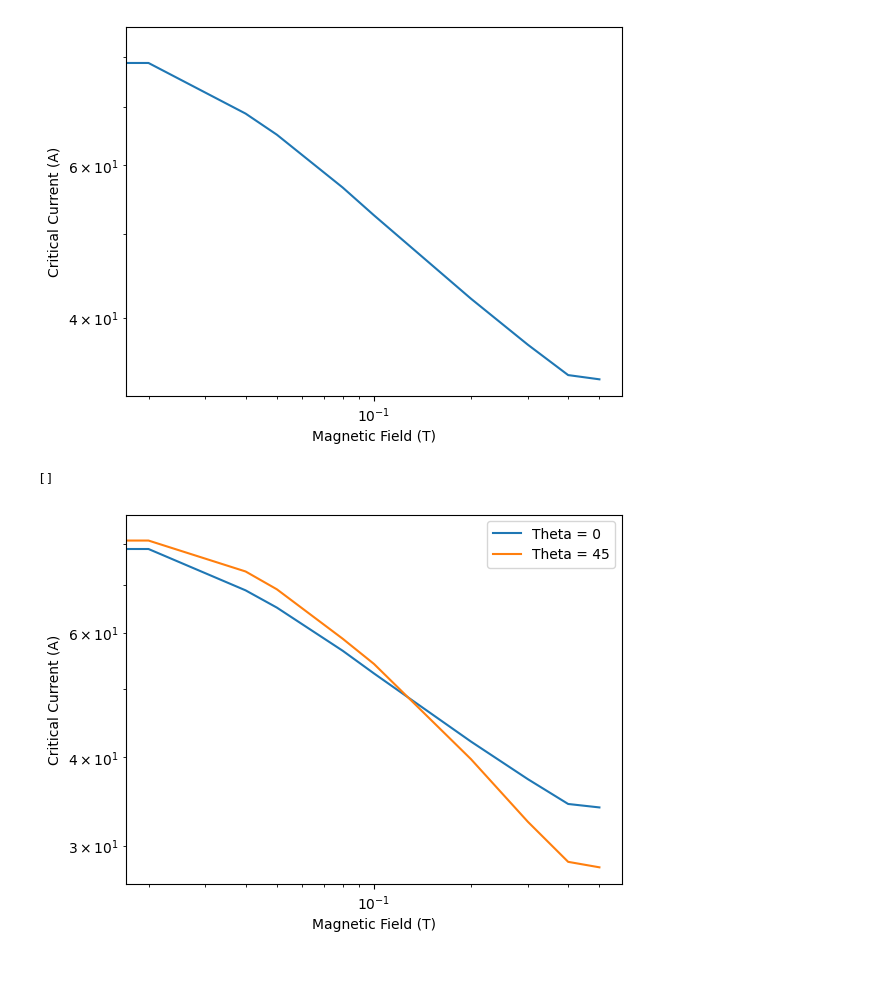
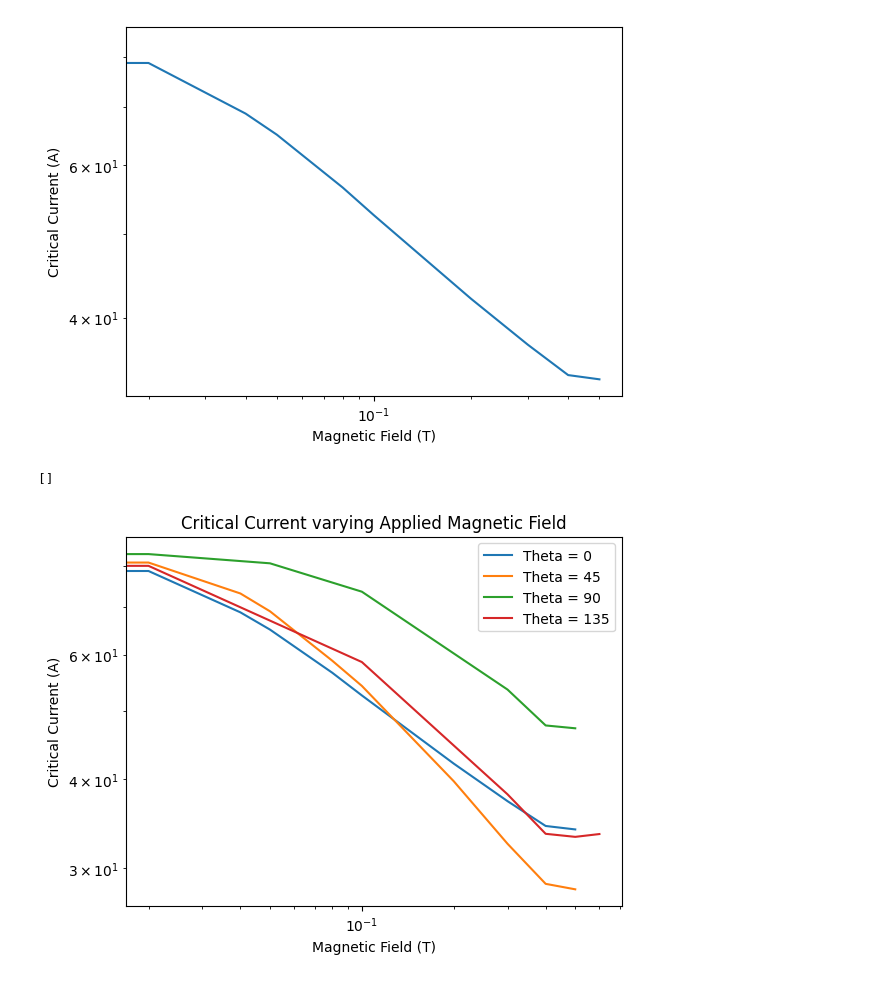
Before and after one commit to rcs19/jrn542_icy_durham, a Jupyter notebook: src/workbook.ipynb, the cells around one changed output. Cells and saved outputs as stored; diff of their text form; code cells hidden in the pictures.

Commit message:
created function for analysing directory (forgot to save last commit)

```diff
--- a/src/workbook.ipynb
+++ b/src/workbook.ipynb
@@ -150,12 +114,19 @@ df_Ic_45 = pd.DataFrame(rows, columns=columns)
+# %%
+df_Ic_0 = Analyse_directory('data/theta0/')
+df_Ic_45 = Analyse_directory('data/theta45/')
+df_Ic_90 = Analyse_directory('data/theta90/')
+df_Ic_135 = Analyse_directory('data/theta135/')
 # %%
 fig, ax = plt.subplots()
 ax.plot(df_Ic_0['field'], df_Ic_0['I_c'], label="Theta = 0")
 ax.plot(df_Ic_45['field'], df_Ic_45['I_c'], label="Theta = 45")
+ax.plot(df_Ic_90['field'], df_Ic_90['I_c'], label="Theta = 90")
+ax.plot(df_Ic_135['field'], df_Ic_135['I_c'], label="Theta = 135")
 ax.set_xlabel("Magnetic Field (T)")
 ax.set_ylabel("Critical Current (A)")
+ax.set_title("Critical Current varying Applied Magnetic Field")
 plt.legend()
 plt.loglog()
-plt.plot()
 # %% [output]
 []
-[figure, old version]
+[figure, new version]
```
Also changed, not shown: parts of 2 cells of this notebook.
